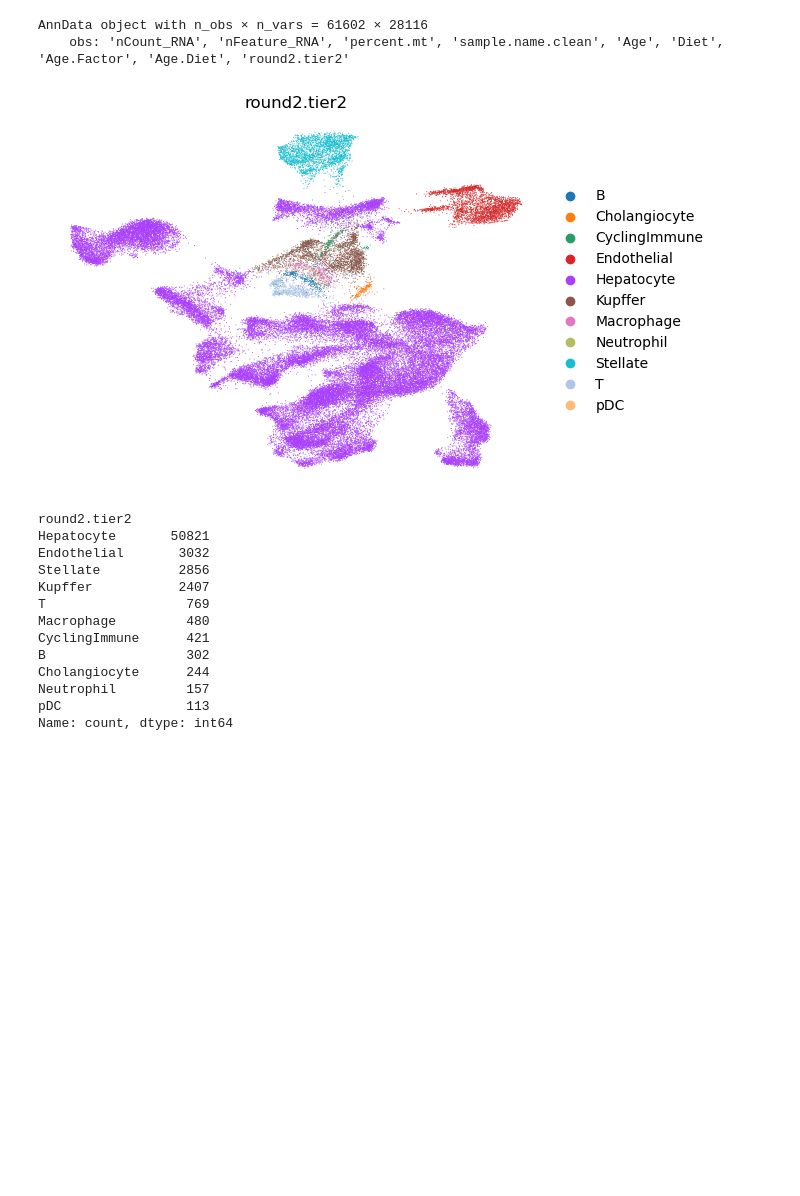
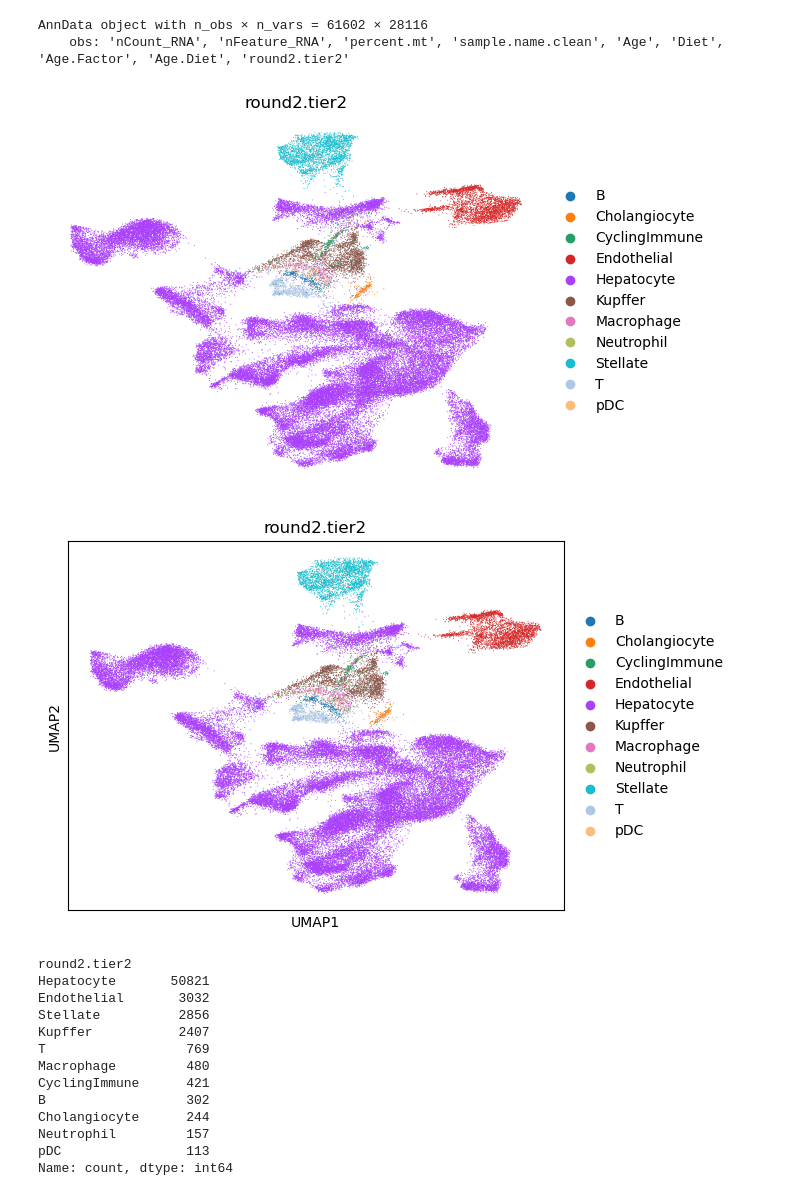
Before and after one commit to jeff-d-wang/ALN, a Jupyter notebook: notebook_3_liver_snRNA.ipynb, the cells around one changed output. Saved outputs shown, nothing was run; the diff lists cells and outputs as text; code cells hidden in the pictures; blank space fills up the shorter version.

```diff
--- a/notebook_3_liver_snRNA.ipynb
+++ b/notebook_3_liver_snRNA.ipynb
@@ -23,8 +23,11 @@ sc.pp.neighbors(adata)
 sc.tl.umap(adata)
 # %%
 sc.pl.umap(adata, color=["round2.tier2"], frameon=False)
+
+sc.pl.umap(adata, color=["round2.tier2"], frameon=True)
 # %% [output]
 [figure]
+[figure, added]
 # %%
 adata.obs["round2.tier2"].value_counts()
 # %% [output]
```
